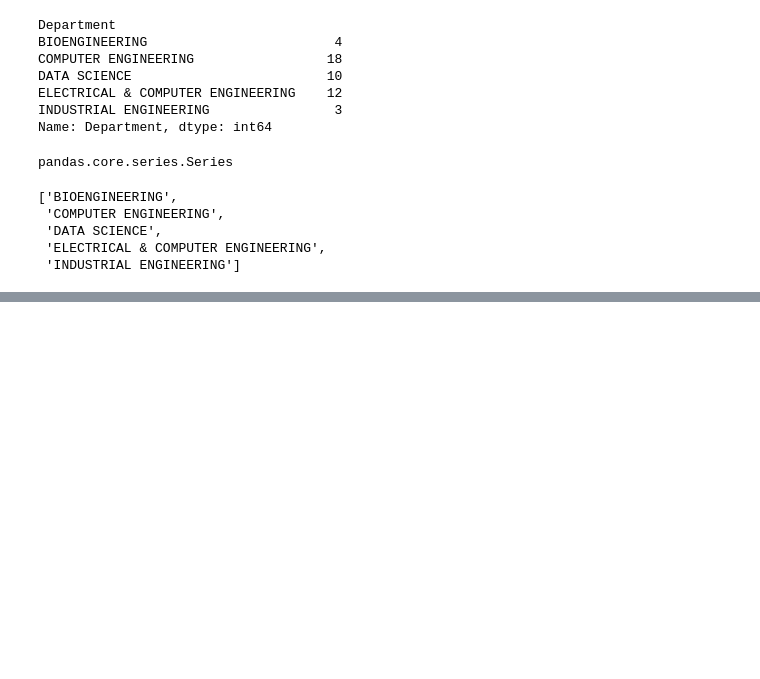
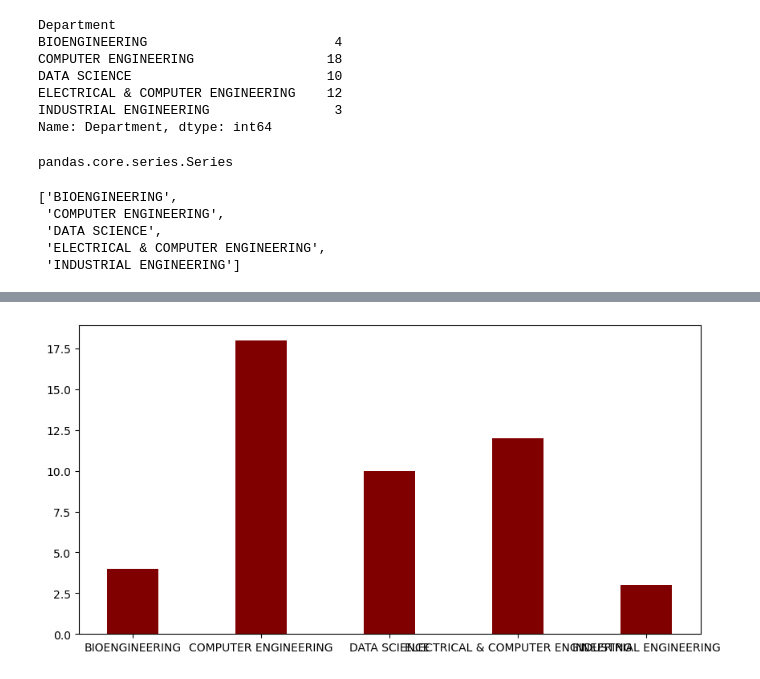
Before and after one commit to zkshbz/DSBE-510, a Jupyter notebook: InClass-Exercises-1.ipynb, the cells around one changed output, grey strips where cells are left out. Saved outputs shown, nothing was run; the diff lists cells and outputs as text; code cells hidden in the pictures; blank space fills up the shorter version.

```diff
--- a/InClass-Exercises-1.ipynb
+++ b/InClass-Exercises-1.ipynb
@@ -78,0 +97,4 @@ plt.bar(key, values, color ='maroon',
+# %%
+fig2
+# %% [output]
+[figure, added]
```
Also changed, not shown: parts of 5 cells of this notebook.
